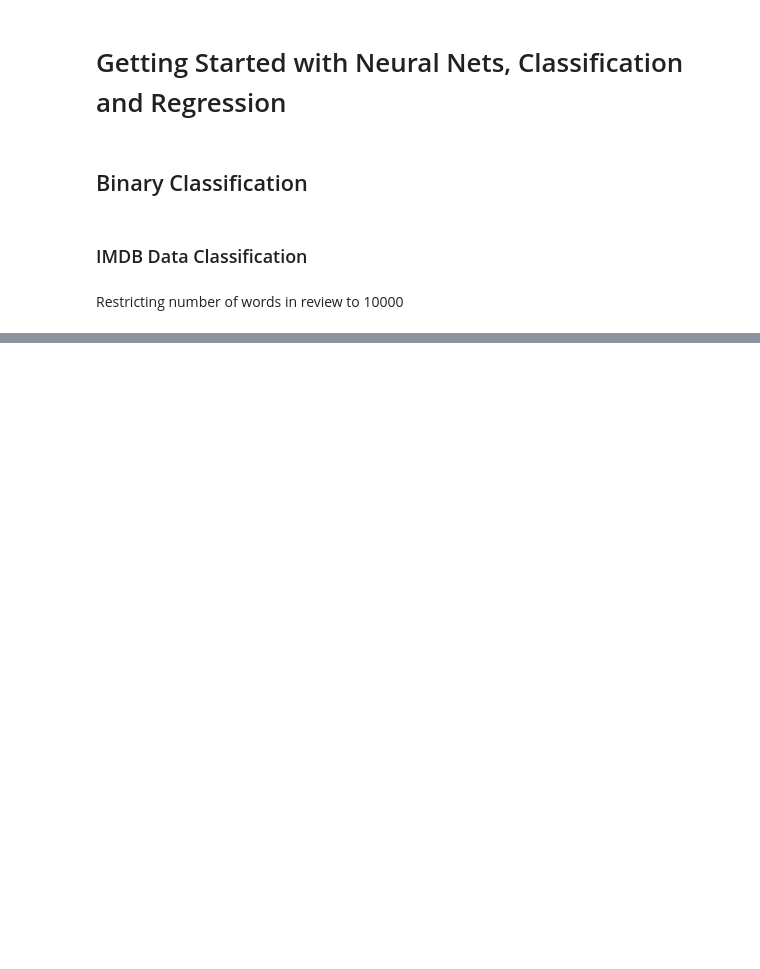
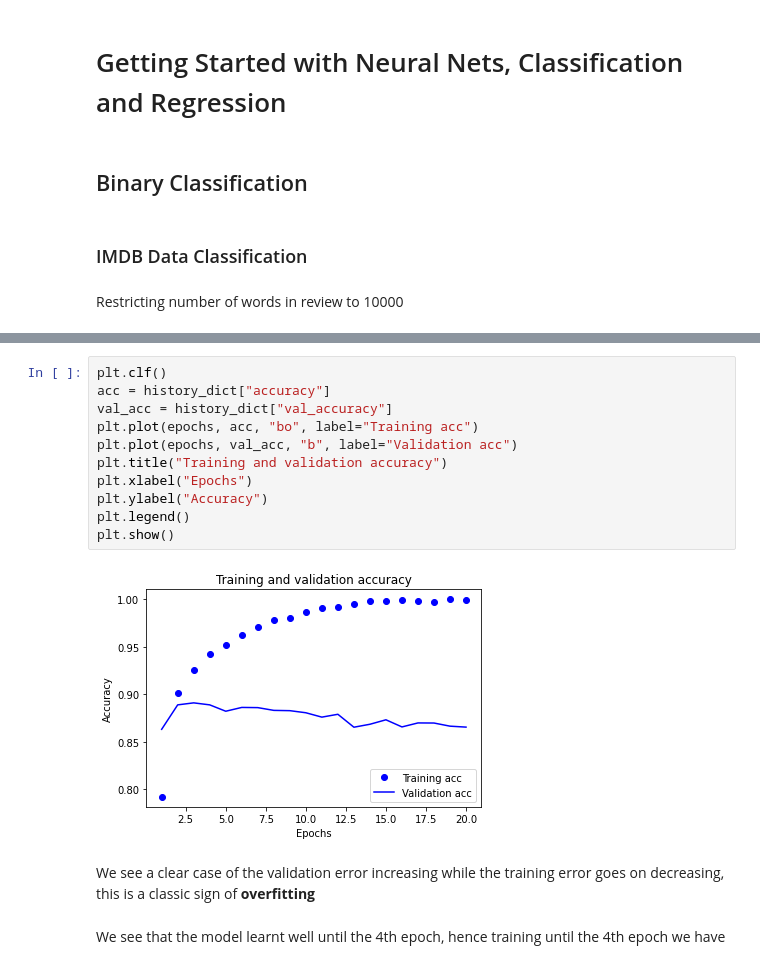
Before and after one commit to shreyasrajesh0308/Deep_Learning_Fchollet, a Jupyter notebook: Deep_Learning_Book_Chapter4.ipynb, the cells around one changed output, grey strips where cells are left out. Cells and saved outputs as stored; diff of their text form; blank space fills up the shorter version.

```diff
--- a/Deep_Learning_Book_Chapter4.ipynb
+++ b/Deep_Learning_Book_Chapter4.ipynb
@@ -18,0 +105,17 @@ Downloading data from https://storage.googleapis.com/tensorflow/tf-keras-dataset
+# %%
+plt.clf()
+acc = history_dict["accuracy"]
+val_acc = history_dict["val_accuracy"]
+plt.plot(epochs, acc, "bo", label="Training acc")
+plt.plot(epochs, val_acc, "b", label="Validation acc")
+plt.title("Training and validation accuracy")
+plt.xlabel("Epochs")
+plt.ylabel("Accuracy")
+plt.legend()
+plt.show()
+# %% [output]
+[figure, added]
+# %% [markdown]
+We see a clear case of the validation error increasing while the training error goes on decreasing, this is a classic sign of **overfitting**
+# %% [markdown]
+We see that the model learnt well until the 4th epoch, hence training until the 4th epoch we have
```
Also changed, not shown: parts of 32 cells of this notebook.
